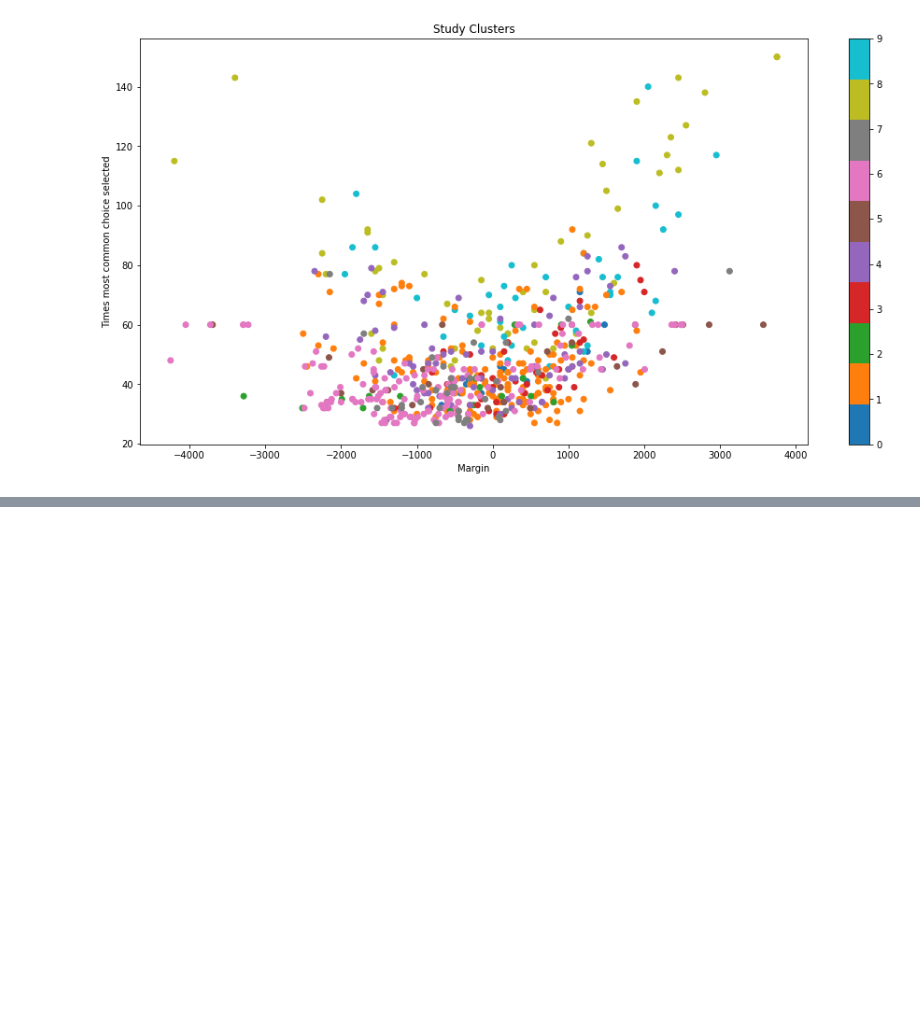
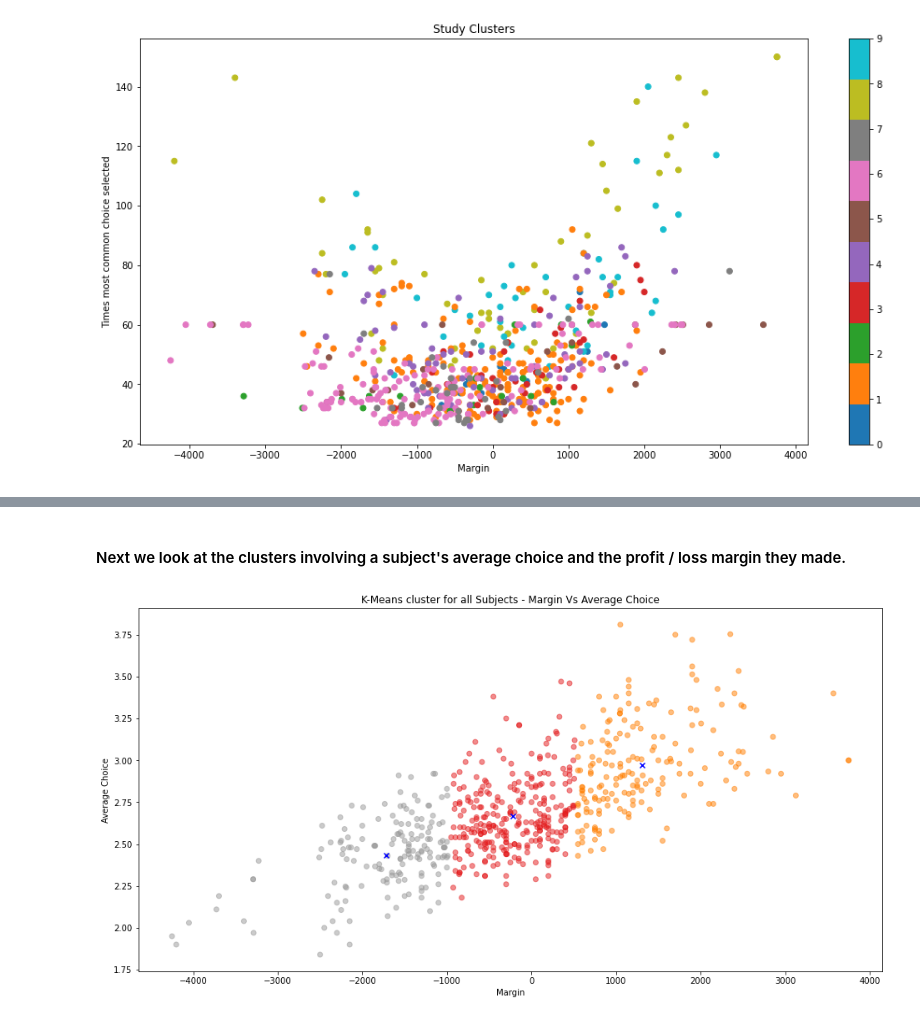
Before and after one commit to kiansweeney11/ca4015-assignment-1, a Jupyter notebook: clustering.ipynb, the cells around one changed output, grey strips where cells are left out. Saved outputs shown, nothing was run; the diff lists cells and outputs as text; code cells hidden in the pictures; blank space fills up the shorter version.

Commit message:
clustering-redo

```diff
--- a/clustering.ipynb
+++ b/clustering.ipynb
@@ -179,16 +40 @@ Again, we can see that the optimal number of clusters for our 150 trial dataset
 We now use another metric to test for the optimal number of clusters in our datasets. We try the silhouette coefficient which calculates the robustness of a clustering technique. The score scales from -1 to 1. 1 means the clusters are very distinguished and perfectly easy to identify, 0 means the clusters are indifferent or hard to identify and -1 means the clusters are assigned in the wrong way. We will try to use this with our earlier elbow coefficient to confirm the optimal number of clusters for our datasets.
-# %%
-for n in range(2, 11):
-    km = KMeans(n_clusters=n, random_state=42)
-#
-# Fit the KMeans model
-# Have to pick subset of columns as Study column is in string format
-    km.fit_predict(cleaned100[['Margin', 'Average Choice', 'Most Common Choice', 'Most Common Choice Picked']])
-#
-# Calculate Silhoutte Score
-#
-    score = silhouette_score(cleaned100[['Margin', 'Average Choice', 'Most Common Choice']], km.labels_, metric='euclidean')
-#
-# Print the score
-#
-    print('N = ' + str(n) + ' Silhouette Score: %.3f' % score)
@@ -209,15 +40,0 @@ We see here there is not much to split the silhouette coefficient scores from ra
-# %%
-for n in range(2, 11):
-    km = KMeans(n_clusters=n, random_state=42)
-#
-# Fit the KMeans model
-# Have to pick subset of columns as Study column is in string format
-    km.fit_predict(cleaned150[['Margin', 'Average Choice', 'Most Common Choice', 'Most Common Choice Picked']])
-#
-# Calculate Silhoutte Score
-#
-    score = silhouette_score(cleaned150[['Margin', 'Average Choice', 'Most Common Choice']], km.labels_, metric='euclidean')
-#
-# Print the score
-#
-    print('N = ' + str(n) + ' Silhouette Score: %.3f' % score)
@@ -321,0 +127,15 @@ From earlier our studies are as follows: Fridberg: 0, Horstmann: 1, Kjome: 2, Ma
+# %% [markdown]
+#### Next we look at the clusters involving a subject's average choice and the profit / loss margin they made.
+# %%
+kmeans_margin_average = KMeans(n_clusters=3).fit(joined[["Margin", "Average Choice"]])
+centroids_betas_average = kmeans_margin_average.cluster_centers_
+# %%
+plt.figure(figsize=(16,8))
+plt.scatter(joined['Margin'], joined['Average Choice'], c= kmeans_margin_average.labels_, cmap = "Set1", alpha=0.5)
+plt.scatter(centroids_betas_average[:, 0], centroids_betas_average[:, 1], c='blue', marker='x')
+plt.title('K-Means cluster for all Subjects - Margin Vs Average Choice')
+plt.xlabel('Margin')
+plt.ylabel('Average Choice')
+plt.show()
+# %% [output]
+[figure, added]
```
Also changed, not shown: parts of 34 cells of this notebook, 8 other files.
